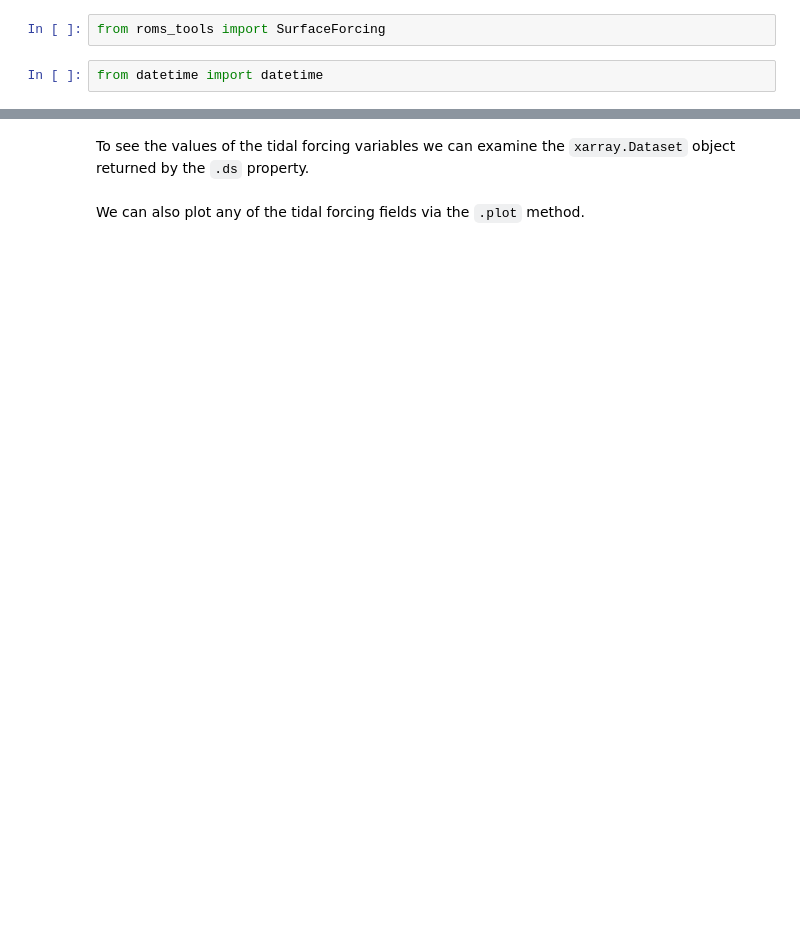
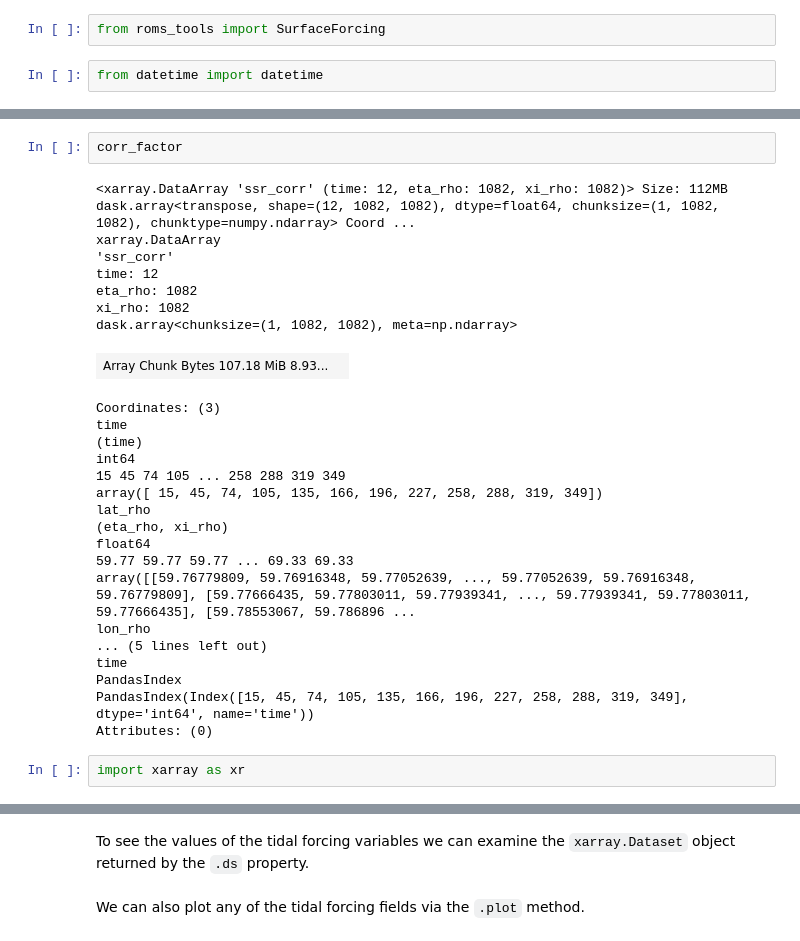
Before and after one commit to NoraLoose/roms-tools-notebooks, a Jupyter notebook: scaling-up/surface_forcing.ipynb, the cells around one changed output, grey strips where cells are left out. Drawn from its saved outputs; the diff is of its cells as text; blank space fills up the shorter version.

```diff
--- a/scaling-up/surface_forcing.ipynb
+++ b/scaling-up/surface_forcing.ipynb
@@ -131,0 +169,30 @@ Data variables:
+# %%
+corr_factor
+# %% [output]
+<xarray.DataArray 'ssr_corr' (time: 12, eta_rho: 1082, xi_rho: 1082)> Size: 112MB dask.array<transpose, shape=(12, 1082, 1082), dtype=float64, chunksize=(1, 1082, 1082), chunktype=numpy.ndarray> Coord ...
+xarray.DataArray
+'ssr_corr'
+time: 12
+eta_rho: 1082
+xi_rho: 1082
+dask.array<chunksize=(1, 1082, 1082), meta=np.ndarray>
+| Array Chunk Bytes 107.18 MiB 8.93... |  |
+Coordinates: (3)
+time
+(time)
+int64
+15 45 74 105 ... 258 288 319 349
+array([ 15, 45, 74, 105, 135, 166, 196, 227, 258, 288, 319, 349])
+lat_rho
+(eta_rho, xi_rho)
+float64
+59.77 59.77 59.77 ... 69.33 69.33
+array([[59.76779809, 59.76916348, 59.77052639, ..., 59.77052639, 59.76916348, 59.76779809], [59.77666435, 59.77803011, 59.77939341, ..., 59.77939341, 59.77803011, 59.77666435], [59.78553067, 59.786896 ...
+lon_rho
+... (5 lines left out)
+time
+PandasIndex
+PandasIndex(Index([15, 45, 74, 105, 135, 166, 196, 227, 258, 288, 319, 349], dtype='int64', name='time'))
+Attributes: (0)
+# %%
+import xarray as xr
```
Also changed, not shown: parts of 32 cells of this notebook, 2 other files.
